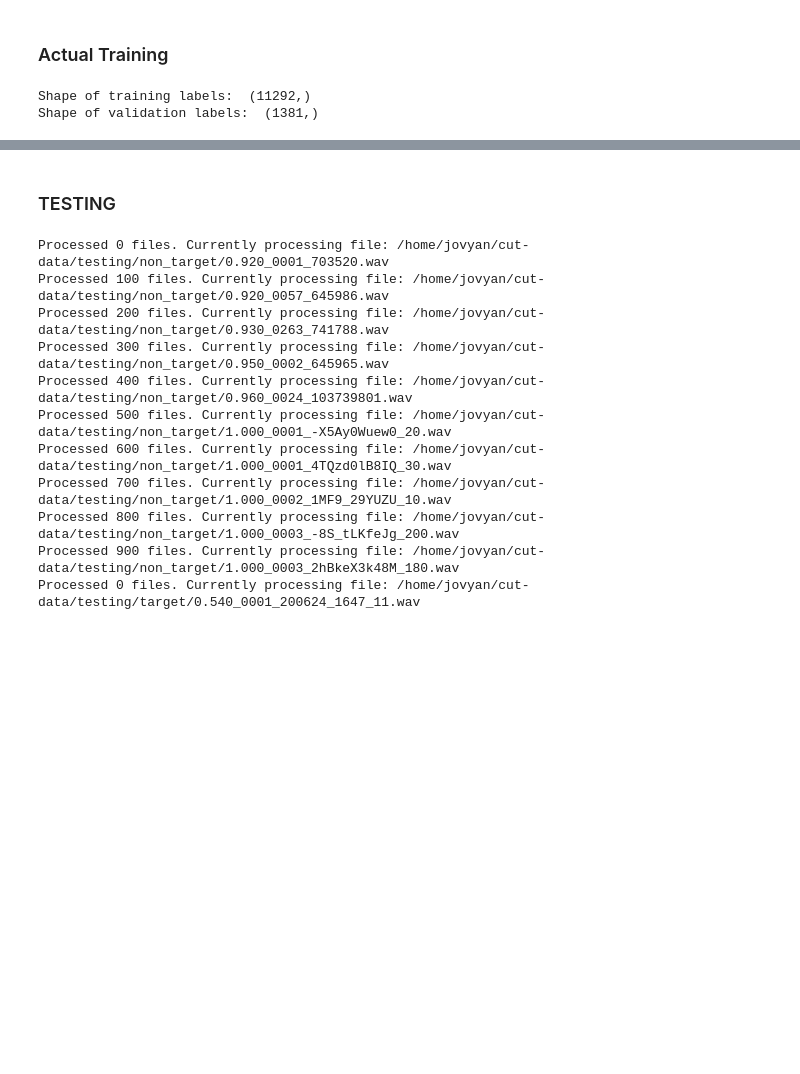
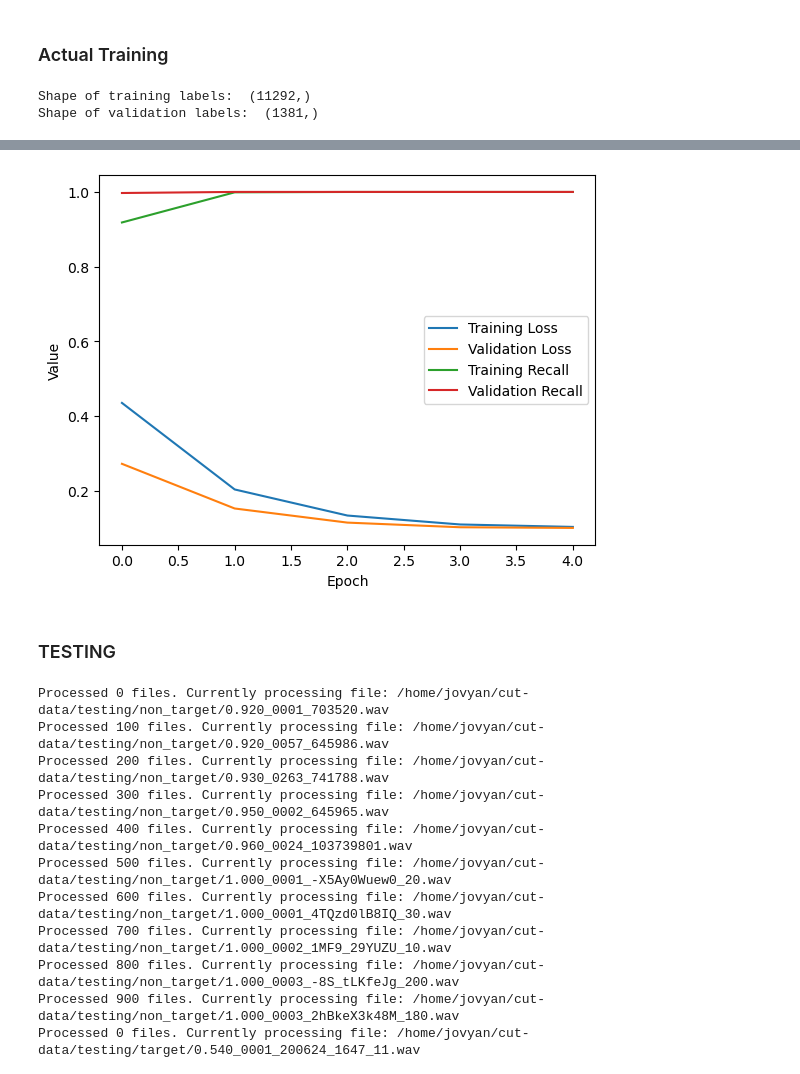
Before and after one commit to rehroman/tinyml-bird-song-detection, a Jupyter notebook: notebooks/8_Baseline_BirdNET_V2.1_softmax.ipynb, the cells around one changed output, grey strips where cells are left out. Drawn from its saved outputs; the diff is of its cells as text; code cells hidden in the pictures; blank space fills up the shorter version.

Commit message:
Added Plots for training - gradient clipping eval

```diff
--- a/notebooks/8_Baseline_BirdNET_V2.1_softmax.ipynb
+++ b/notebooks/8_Baseline_BirdNET_V2.1_softmax.ipynb
@@ -303,3 +347,32 @@ Done
+# %%
+import matplotlib.pyplot as plt
+import os
+
+
+
+# Loss curve
+plt.plot(history.epoch, history.history['loss'], label='Training Loss')
+plt.plot(history.epoch, history.history['val_loss'], label='Validation Loss')
+
+# Recall curve
+plt.plot(history.epoch, history.history['recall'], label='Training Recall')
+plt.plot(history.epoch, history.history['val_recall'], label='Validation Recall')
+
+plt.xlabel('Epoch')
+plt.ylabel('Value')
+plt.legend()
+
+
+image_folder = 'Image'
+os.makedirs(image_folder, exist_ok=True)
+
+image_path = os.path.join(image_folder, 'loss_recall_plot_clipping')
+plt.savefig(f"{image_path}.pdf")
+
+
+plt.show()
+# %% [output]
+[figure, added]
 # %% [markdown]
 ### TESTING
 # %%
```
Also changed, not shown: parts of 23 cells of this notebook, 6 other files.
